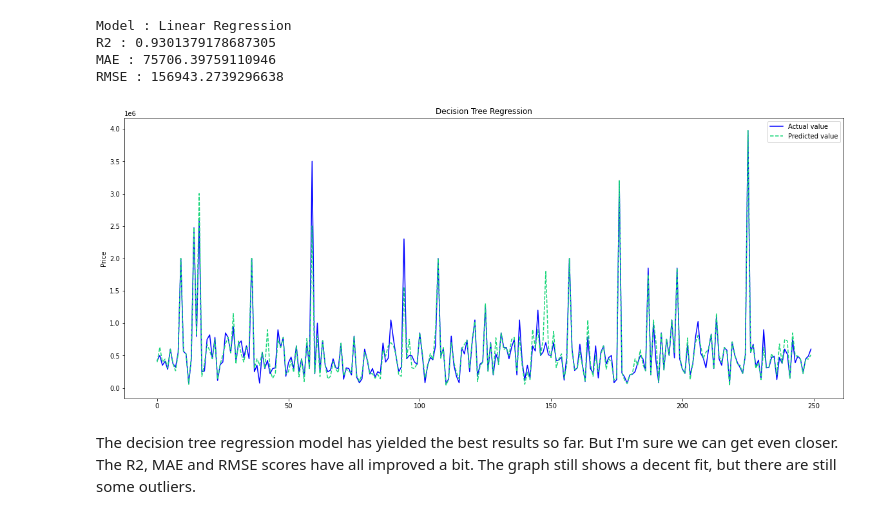
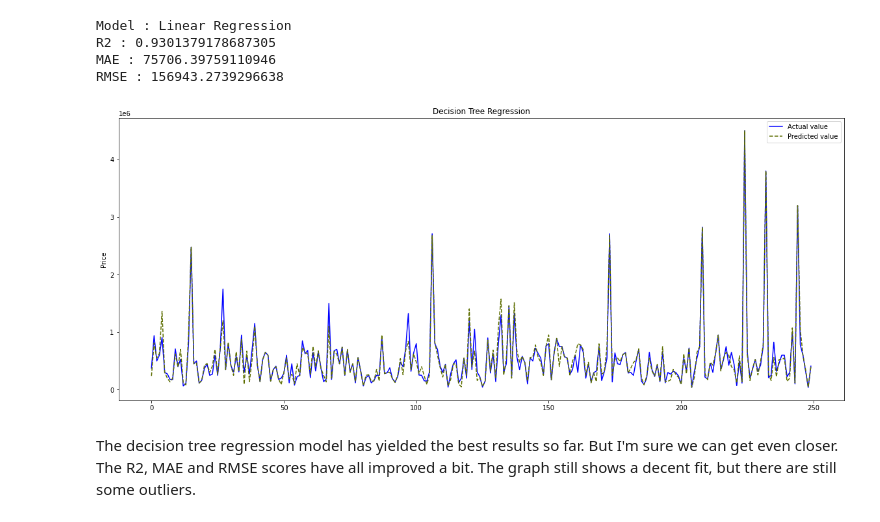
Before and after one commit to mnbuhl/used-car-price, a Jupyter notebook: selling_price/model_selection.ipynb, the cells around one changed output. Drawn from its saved outputs; the diff is of its cells as text; code cells hidden in the pictures.

```diff
--- a/selling_price/model_selection.ipynb
+++ b/selling_price/model_selection.ipynb
@@ -223,8 +223,8 @@ R2 : 0.9301379178687305
 MAE : 75706.39759110946
 RMSE : 156943.2739296638
 # %%
-plot_results_graph('Decision Tree Regression', y_test, y_pred, 1000, 1250)
+plot_results_graph('Decision Tree Regression', y_test, y_pred, 1250, 1500)
 # %% [output]
-[figure, old version]
+[figure, new version]
 # %% [markdown]
 The decision tree regression model has yielded the best results so far. But I'm sure we can get even closer. The R2, MAE and RMSE scores have all improved a bit. The graph still shows a decent fit, but there are still some outliers.
```
Also changed, not shown: parts of 10 cells of this notebook.
